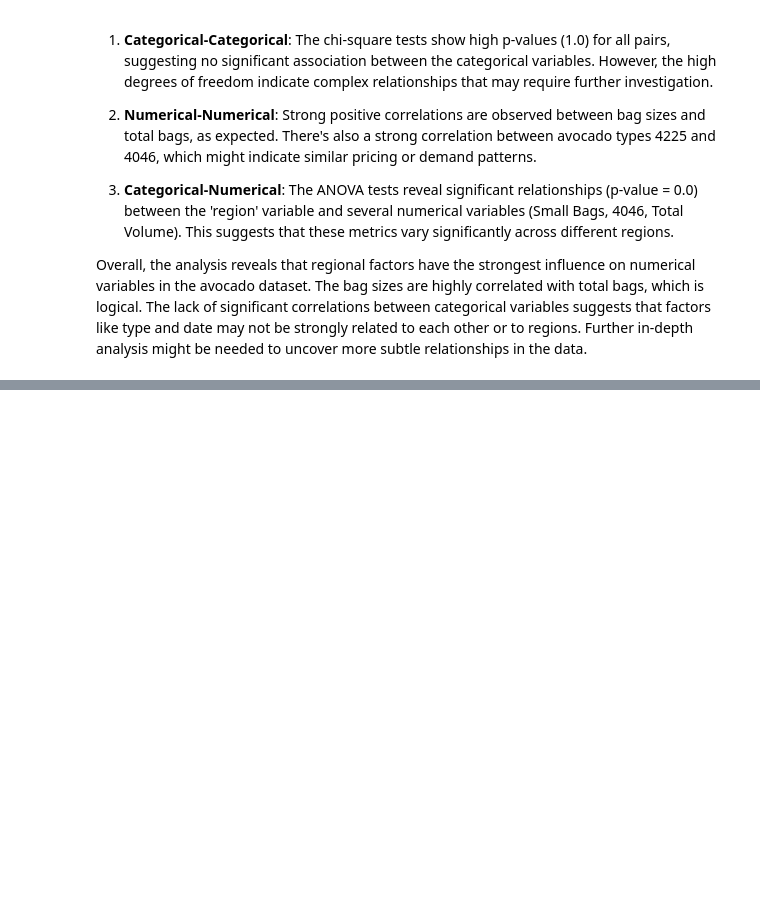
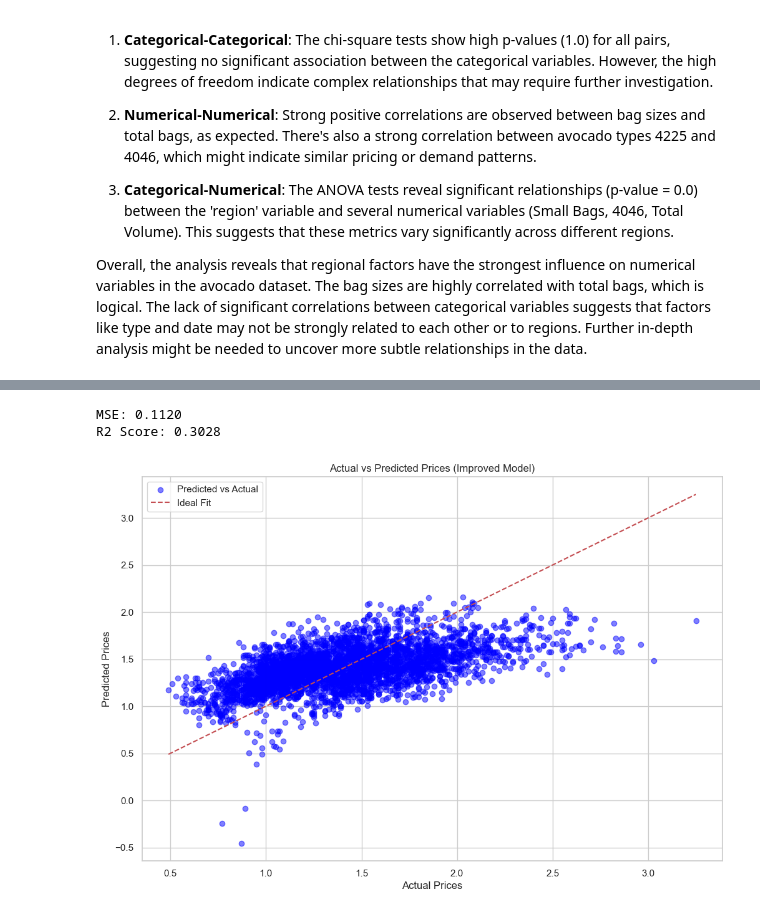
Before and after one commit to VarakanthamSaiHruthikReddy975/AvocadoPricesAnalysis, a Jupyter notebook: Avocado Prices.ipynb, the cells around one changed output, grey strips where cells are left out. Drawn from its saved outputs; the diff is of its cells as text; code cells hidden in the pictures; blank space fills up the shorter version.

```diff
--- a/Avocado Prices.ipynb
+++ b/Avocado Prices.ipynb
@@ -274,0 +526,58 @@ Overall, the analysis reveals that regional factors have the strongest influence
+# %%
+# Performing Linear Regression
+
+# First define the features
+numeric_features = ['Total Volume', 'Small Bags', 'Large Bags', '4046', '4225']
+categorical_features = ['month', 'year', 'region']
+
+# Then extract month and year
+updated_df_avocadoData['month'] = pd.to_datetime(updated_df_avocadoData['Date']).dt.month
+updated_df_avocadoData['year'] = pd.to_datetime(updated_df_avocadoData['Date']).dt.year
+
+# Create preprocessing pipeline
+preprocessor = ColumnTransformer(
+    transformers=[
+        ('num', 'passthrough', numeric_features),
+        ('cat', OneHotEncoder(drop='first', sparse_output=False), categorical_features)
+    ])
+
+# Create pipeline
+model = Pipeline([
+    ('preprocessor', preprocessor),
+    ('regressor', LinearRegression())
+])
+
+# Prepare X and y
+X = updated_df_avocadoData[numeric_features + categorical_features]
+y = updated_df_avocadoData['AveragePrice']
+
+# Split data
+X_train, X_test, y_train, y_test = train_test_split(X, y, test_size=0.2, random_state=42)
+
+# Fit model
+model.fit(X_train, y_train)
+
+# Make predictions
+y_pred = model.predict(X_test)
+
+# Calculate metrics
+mse = mean_squared_error(y_test, y_pred)
+r2 = r2_score(y_test, y_pred)
+print(f"MSE: {mse:.4f}")
+print(f"R2 Score: {r2:.4f}")
+
+# Visualize results
+plt.figure(figsize=(12, 8))
+plt.scatter(y_test, y_pred, color='blue', alpha=0.5, label='Predicted vs Actual')
+plt.plot([y_test.min(), y_test.max()], [y_test.min(), y_test.max()],
+         'r--', label='Ideal Fit')
+plt.xlabel('Actual Prices')
+plt.ylabel('Predicted Prices')
+plt.title('Actual vs Predicted Prices (Improved Model)')
+plt.legend()
+plt.grid(True)
+plt.show()
+# %% [output]
+MSE: 0.1120
+R2 Score: 0.3028
+[figure, added]
```
Also changed, not shown: parts of 9 cells of this notebook.
